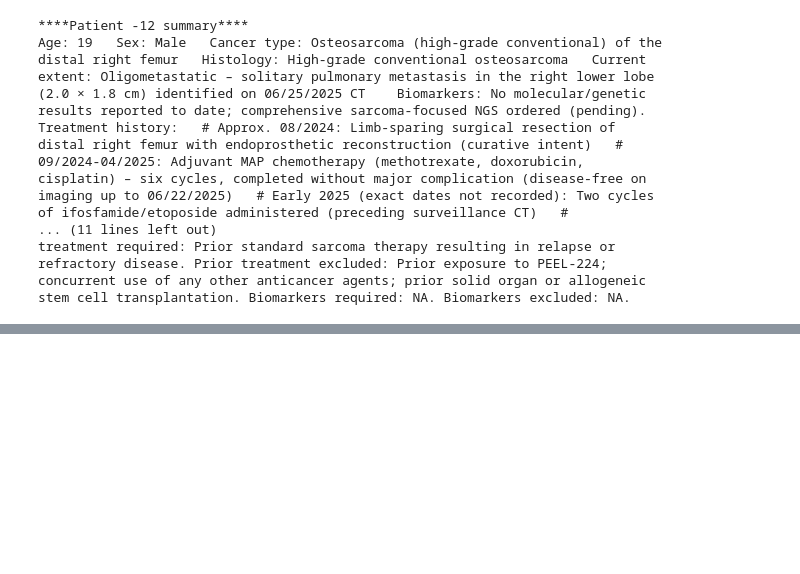
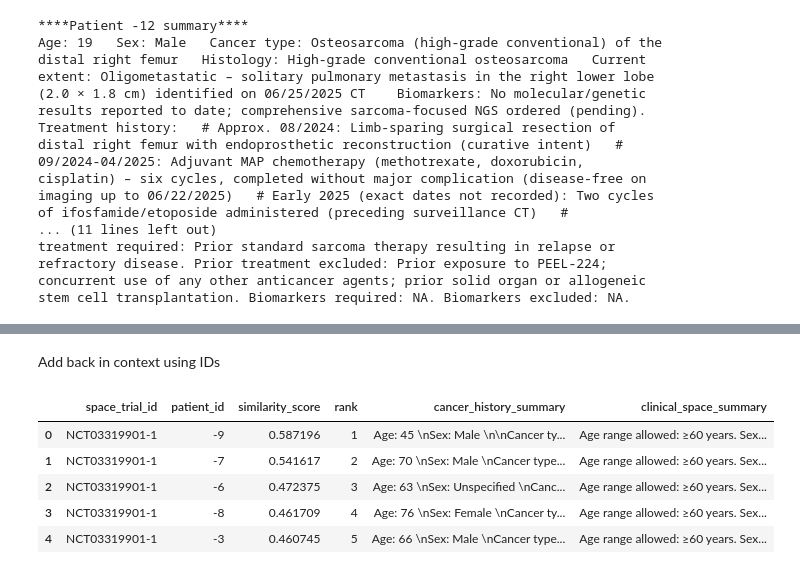
Before and after one commit to kenlkehl/matchminer-ai-inference-kehl, a Jupyter notebook: examples/run_examples.ipynb, the cells around one changed output, grey strips where cells are left out. Drawn from its saved outputs; the diff is of its cells as text; code cells hidden in the pictures; blank space fills up the shorter version.

Commit message:
patient and trial centric matching in the notebook

```diff
--- a/examples/run_examples.ipynb
+++ b/examples/run_examples.ipynb
@@ -554,0 +559,4 @@ stem cell transplantation. Biomarkers required: NA. Biomarkers excluded: NA.
+# %%
+candidate_matches = generate_candidate_matches(
+    query_df=embedded_trials, corpus_df=embedded_patients
+)
@@ -554,0 +572,20 @@ stem cell transplantation. Biomarkers required: NA. Biomarkers excluded: NA.
+# %% [markdown]
+Add back in context using IDs
+# %%
+candidate_matches_with_context = candidate_matches.merge(
+    patient_summaries[["patient_id", "cancer_history_summary"]],
+    on="patient_id",
+    how="left",
+).merge(
+    trial_results[["space_trial_id", "clinical_space_summary"]],
+    on="space_trial_id",
+    how="left",
+)
+candidate_matches_with_context.head()
+# %% [output]
+|  | space_trial_id | patient_id | similarity_score | rank | cancer_history_summary | clinical_space_summary |
+| 0 | NCT03319901-1 | -9 | 0.587196 | 1 | Age: 45 \nSex: Male \n\nCancer ty... | Age range allowed: ≥60 years. Sex... |
+| 1 | NCT03319901-1 | -7 | 0.541617 | 2 | Age: 70 \nSex: Male \nCancer type... | Age range allowed: ≥60 years. Sex... |
+| 2 | NCT03319901-1 | -6 | 0.472375 | 3 | Age: 63 \nSex: Unspecified \nCanc... | Age range allowed: ≥60 years. Sex... |
+| 3 | NCT03319901-1 | -8 | 0.461709 | 4 | Age: 76 \nSex: Female \nCancer ty... | Age range allowed: ≥60 years. Sex... |
+| 4 | NCT03319901-1 | -3 | 0.460745 | 5 | Age: 66 \nSex: Male \nCancer type... | Age range allowed: ≥60 years. Sex... |
```
Also changed, not shown: parts of 4 cells of this notebook.
